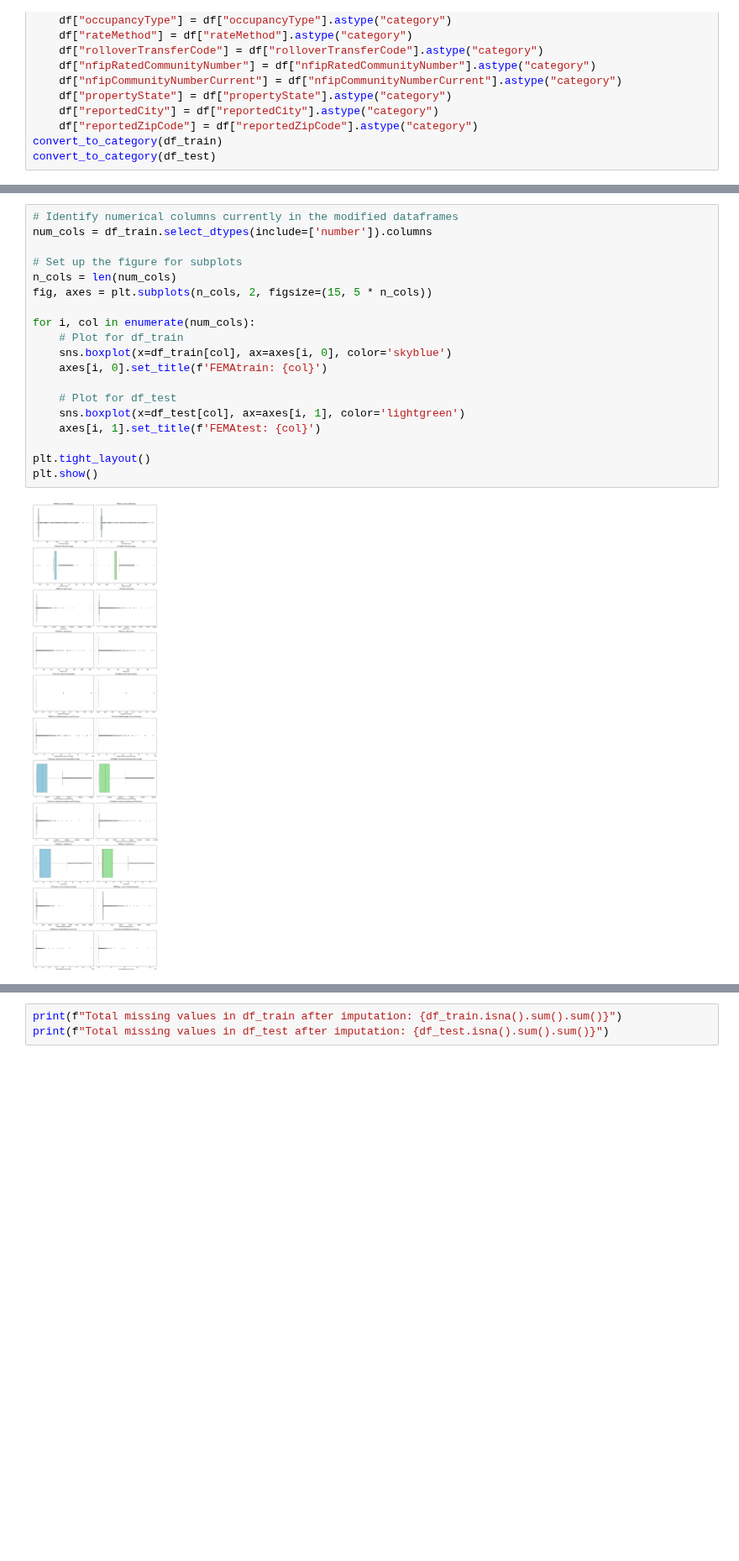
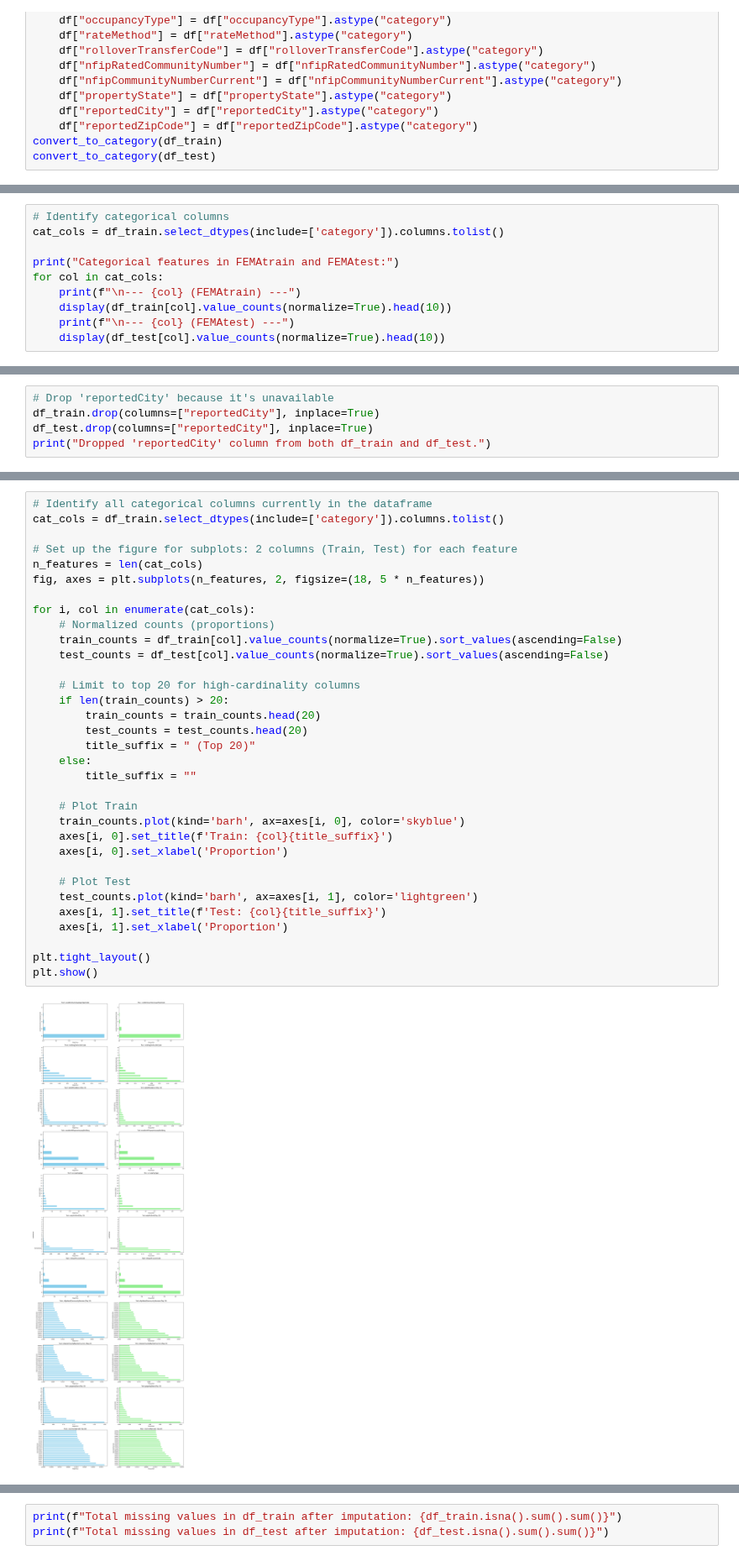
Before and after one commit to robertwzhou/Capstone2_FEMA_NFIPD, a Jupyter notebook: datawrangling.ipynb, the cells around one changed output, grey strips where cells are left out. Shown at 84% size. Cells and saved outputs as stored; diff of their text form; blank space fills up the shorter version.

Commit message:
checked for duplicates, explored outliers, additional plots

```diff
--- a/datawrangling.ipynb
+++ b/datawrangling.ipynb
@@ -241,0 +283,10 @@ Descriptive statistics for numerical columns in df_test:
+# %%
+# Identify categorical columns
+cat_cols = df_train.select_dtypes(include=['category']).columns.tolist()
+
+print("Categorical features in FEMAtrain and FEMAtest:")
+for col in cat_cols:
+    print(f"\n--- {col} (FEMAtrain) ---")
+    display(df_train[col].value_counts(normalize=True).head(10))
+    print(f"\n--- {col} (FEMAtest) ---")
+    display(df_test[col].value_counts(normalize=True).head(10))
@@ -241,0 +343,5 @@ Descriptive statistics for numerical columns in df_test:
+# %%
+# Drop 'reportedCity' because it's unavailable
+df_train.drop(columns=["reportedCity"], inplace=True)
+df_test.drop(columns=["reportedCity"], inplace=True)
+print("Dropped 'reportedCity' column from both df_train and df_test.")
@@ -242,21 +350,35 @@ Descriptive statistics for numerical columns in df_test:
 # %%
-# Identify numerical columns currently in the modified dataframes
-num_cols = df_train.select_dtypes(include=['number']).columns
+# Identify all categorical columns currently in the dataframe
+cat_cols = df_train.select_dtypes(include=['category']).columns.tolist()
 
-# Set up the figure for subplots
-n_cols = len(num_cols)
-fig, axes = plt.subplots(n_cols, 2, figsize=(15, 5 * n_cols))
+# Set up the figure for subplots: 2 columns (Train, Test) for each feature
+n_features = len(cat_cols)
+fig, axes = plt.subplots(n_features, 2, figsize=(18, 5 * n_features))
 
-for i, col in enumerate(num_cols):
-    # Plot for df_train
-    sns.boxplot(x=df_train[col], ax=axes[i, 0], color='skyblue')
-    axes[i, 0].set_title(f'FEMAtrain: {col}')
+for i, col in enumerate(cat_cols):
+    # Normalized counts (proportions)
+    train_counts = df_train[col].value_counts(normalize=True).sort_values(ascending=False)
+    test_counts = df_test[col].value_counts(normalize=True).sort_values(ascending=False)
 
-    # Plot for df_test
-    sns.boxplot(x=df_test[col], ax=axes[i, 1], color='lightgreen')
-    axes[i, 1].set_title(f'FEMAtest: {col}')
+    # Limit to top 20 for high-cardinality columns
+    if len(train_counts) > 20:
+        train_counts = train_counts.head(20)
+        test_counts = test_counts.head(20)
+        title_suffix = " (Top 20)"
+    else:
+        title_suffix = ""
+
+    # Plot Train
+    train_counts.plot(kind='barh', ax=axes[i, 0], color='skyblue')
+    axes[i, 0].set_title(f'Train: {col}{title_suffix}')
+    axes[i, 0].set_xlabel('Proportion')
+
+    # Plot Test
+    test_counts.plot(kind='barh', ax=axes[i, 1], color='lightgreen')
+    axes[i, 1].set_title(f'Test: {col}{title_suffix}')
+    axes[i, 1].set_xlabel('Proportion')
 
 plt.tight_layout()
 plt.show()
 # %% [output]
-[figure, old version]
+[figure, new version]
```
Also changed, not shown: parts of 60 cells of this notebook, 2 other files.
